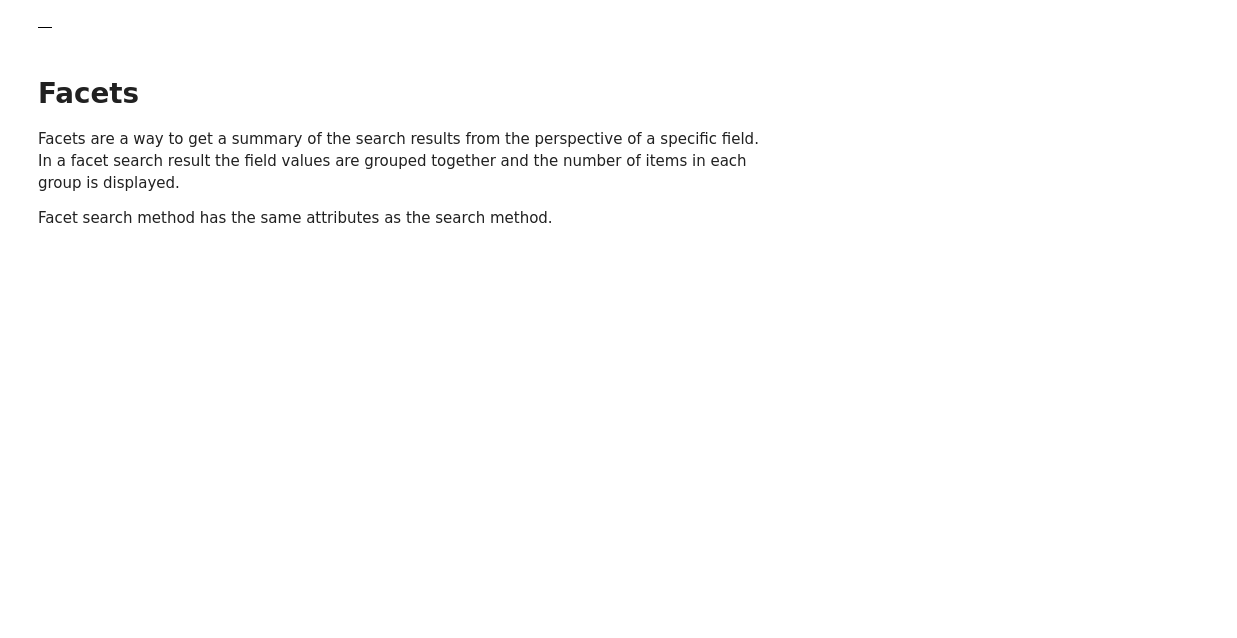
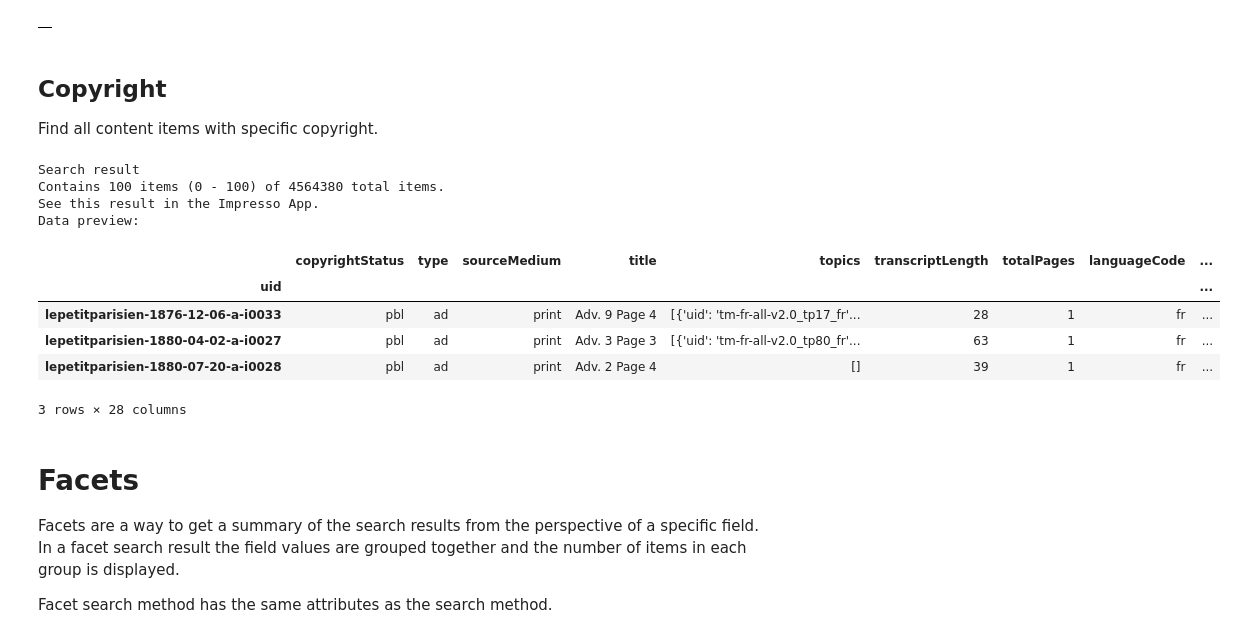
Before and after one commit to impresso/impresso-py, a Jupyter notebook: examples/notebooks/search.ipynb, the cells around one changed output. Saved outputs shown, nothing was run; the diff lists cells and outputs as text; code cells hidden in the pictures; blank space fills up the shorter version.

Commit message:
added copyright filter

```diff
--- a/examples/notebooks/search.ipynb
+++ b/examples/notebooks/search.ipynb
@@ -379,6 +379,24 @@ Contains 0 items of 0 total items.
 See this result in the Impresso App.
 Data preview:
 |  |
+# %% [markdown]
+## Copyright
+
+Find all content items with specific copyright.
+# %%
+from impresso import OR
+impresso.search.find(copyright="pbl")
+# %% [output]
+Search result
+Contains 100 items (0 - 100) of 4564380 total items.
+See this result in the Impresso App.
+Data preview:
+|  | copyrightStatus | type | sourceMedium | title | topics | transcriptLength | totalPages | languageCode | ... |
+| uid |  |  |  |  |  |  |  |  | ... |
+| lepetitparisien-1876-12-06-a-i0033 | pbl | ad | print | Adv. 9 Page 4 | [{'uid': 'tm-fr-all-v2.0_tp17_fr'... | 28 | 1 | fr | ... |
+| lepetitparisien-1880-04-02-a-i0027 | pbl | ad | print | Adv. 3 Page 3 | [{'uid': 'tm-fr-all-v2.0_tp80_fr'... | 63 | 1 | fr | ... |
+| lepetitparisien-1880-07-20-a-i0028 | pbl | ad | print | Adv. 2 Page 4 | [] | 39 | 1 | fr | ... |
+3 rows × 28 columns
 # %% [markdown]
 # Facets
 
```
Also changed, not shown: 1 other file.
